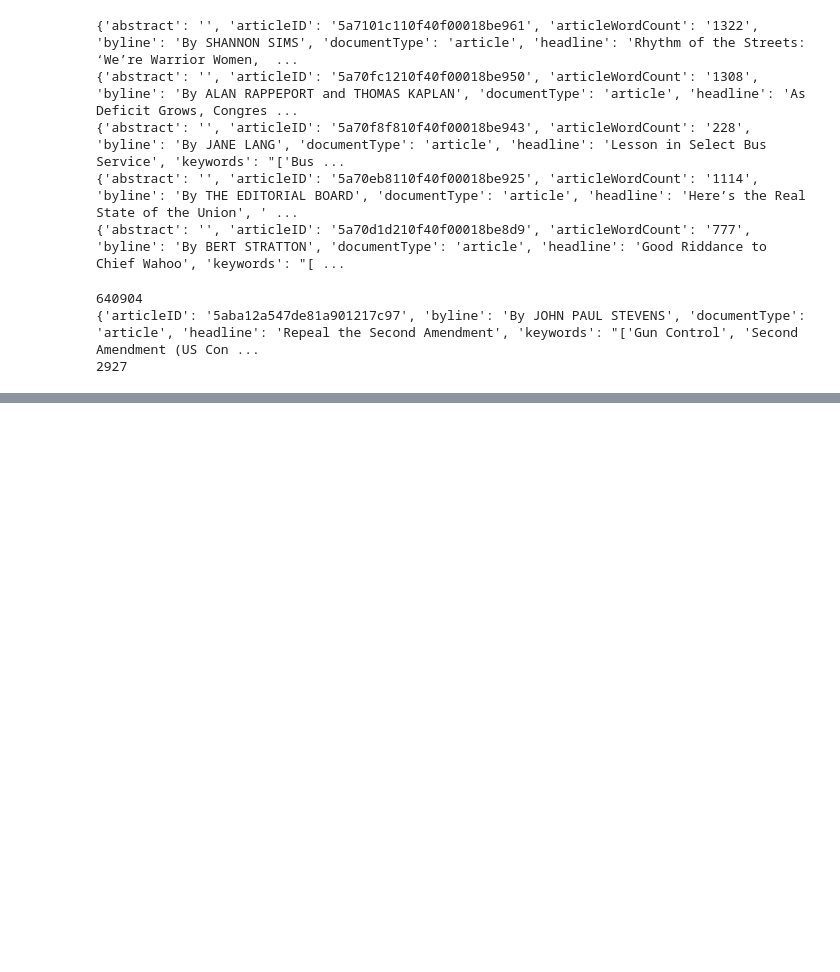
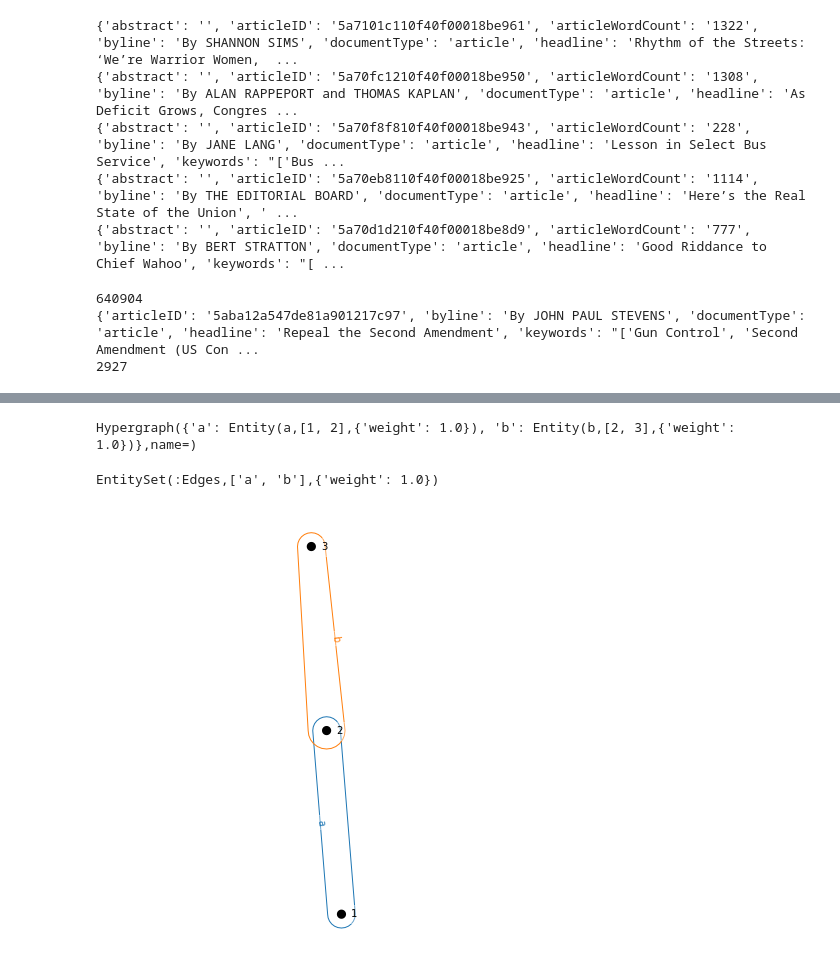
Before and after one commit to ahsun-tariq/591-newyork-times, a Jupyter notebook: project.ipynb, the cells around one changed output, grey strips where cells are left out. Cells and saved outputs as stored; diff of their text form; code cells hidden in the pictures; blank space fills up the shorter version.

Commit message:
started hypergraph

```diff
--- a/project.ipynb
+++ b/project.ipynb
@@ -165,0 +216,16 @@ print(maxnum)
+# %%
+a = hnx.Entity('a',{1,2})
+b = hnx.Entity('b',{2,3})
+E = hnx.EntitySet('sample',elements=[a,b])
+H =hnx.Hypergraph(E)
+hnx.Hypergraph(E)
+# %% [output]
+Hypergraph({'a': Entity(a,[1, 2],{'weight': 1.0}), 'b': Entity(b,[2, 3],{'weight': 1.0})},name=)
+# %%
+hnx.Hypergraph(E).edges
+# %% [output]
+EntitySet(:Edges,['a', 'b'],{'weight': 1.0})
+# %%
+hnx.drawing.rubber_band.draw(H)
+# %% [output]
+[figure, added]
```
Also changed, not shown: parts of 4 cells of this notebook.
